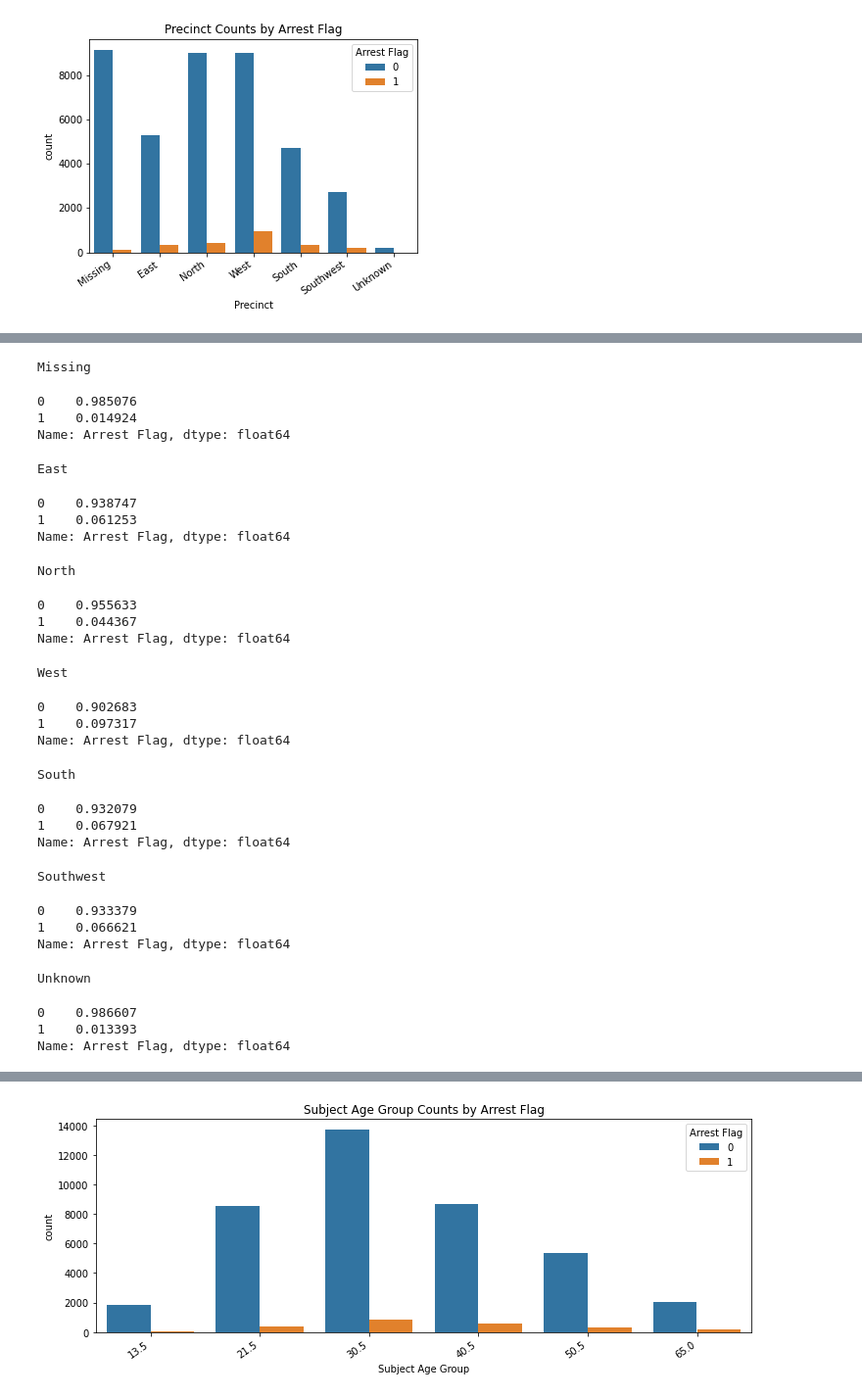
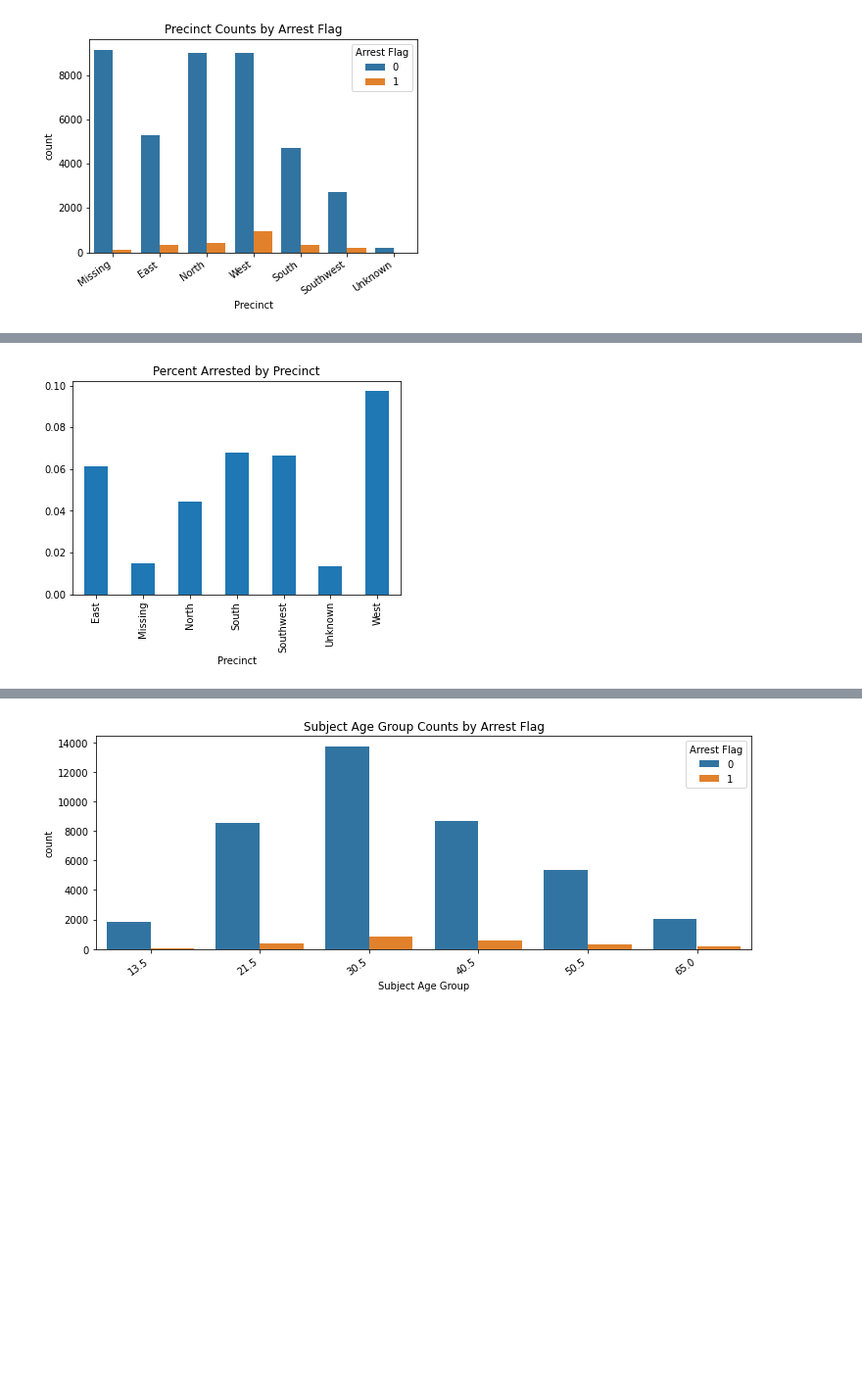
Before and after one commit to charlottebasch/Variables-Affecting-Terry-Stops, a Jupyter notebook: student.ipynb, the cells around one changed output, grey strips where cells are left out. Shown at 98% size. Saved outputs shown, nothing was run; the diff lists cells and outputs as text; code cells hidden in the pictures; blank space fills up the shorter version.

```diff
--- a/student.ipynb
+++ b/student.ipynb
@@ -1260,31 +1175,4 @@ race_comp["Percent Arrests"].plot(kind="bar")
 # %%
-check_value_counts(feats[4])
+check_percentage(feats[4])
 # %% [output]
-Missing
-0    0.985076
-1    0.014924
-Name: Arrest Flag, dtype: float64
-East
-0    0.938747
-1    0.061253
-Name: Arrest Flag, dtype: float64
-North
-0    0.955633
-1    0.044367
-Name: Arrest Flag, dtype: float64
-West
-0    0.902683
-1    0.097317
-Name: Arrest Flag, dtype: float64
-South
-0    0.932079
-1    0.067921
-Name: Arrest Flag, dtype: float64
-Southwest
-0    0.933379
-1    0.066621
-Name: Arrest Flag, dtype: float64
-Unknown
-0    0.986607
-1    0.013393
-Name: Arrest Flag, dtype: float64
+[figure, added]
```
Also changed, not shown: parts of 19 cells of this notebook.
